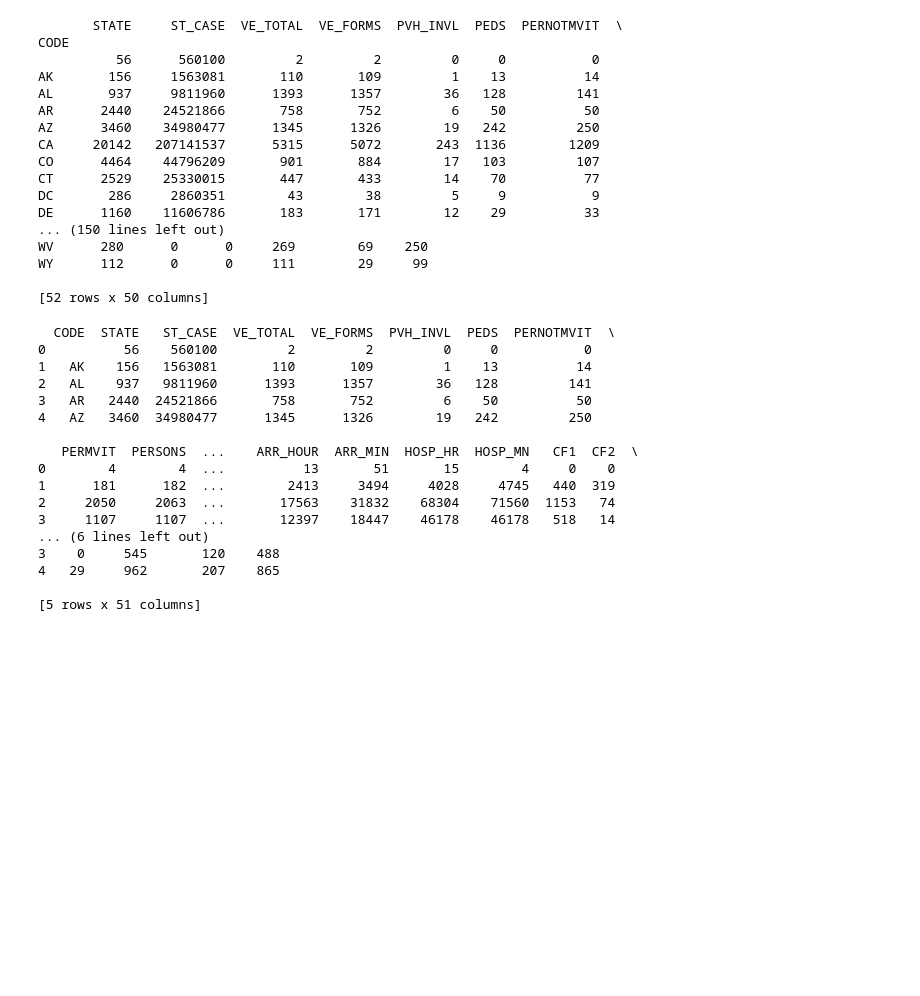
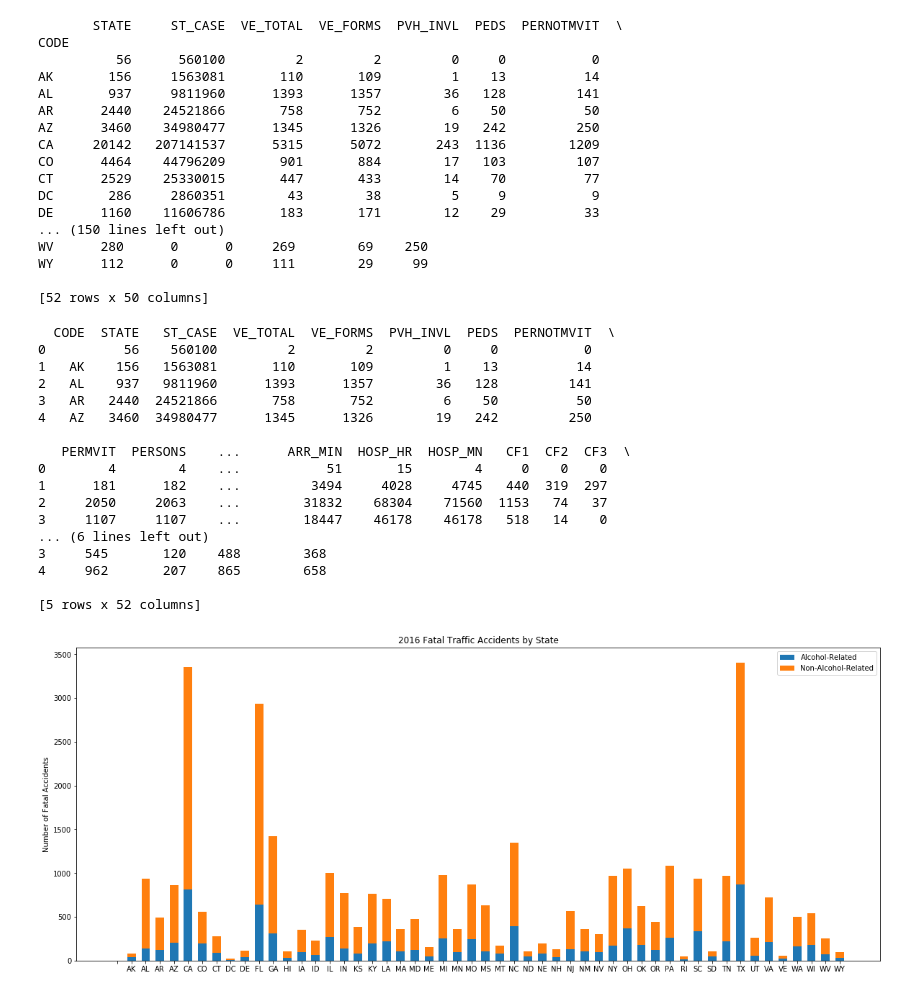
Before and after one commit to maf5509/accident_capstone, a Jupyter notebook: Untitled.ipynb, the cells around one changed output. Drawn from its saved outputs; the diff is of its cells as text; code cells hidden in the pictures; blank space fills up the shorter version.

```diff
--- a/Untitled.ipynb
+++ b/Untitled.ipynb
@@ -273,6 +276,7 @@ WY      112      0      0     111        29     99
 [52 rows x 50 columns]
 # %%
 test_bar2 = test_bar.reset_index()
+test_bar2['NOT_DRUNK'] = test_bar2['TOTAL'] - test_bar2['DRUNK_DR']
 print(test_bar2.head())
 # %% [output]
   CODE  STATE   ST_CASE  VE_TOTAL  VE_FORMS  PVH_INVL  PEDS  PERNOTMVIT  \
@@ -282,16 +286,31 @@ print(test_bar2.head())
 3   AR   2440  24521866       758       752         6    50          50
 4   AZ   3460  34980477      1345      1326        19   242         250
 
-   PERMVIT  PERSONS  ...    ARR_HOUR  ARR_MIN  HOSP_HR  HOSP_MN   CF1  CF2  \
-0        4        4  ...          13       51       15        4     0    0
-1      181      182  ...        2413     3494     4028     4745   440  319
-2     2050     2063  ...       17563    31832    68304    71560  1153   74
-3     1107     1107  ...       12397    18447    46178    46178   518   14
+   PERMVIT  PERSONS    ...      ARR_MIN  HOSP_HR  HOSP_MN   CF1  CF2  CF3  \
+0        4        4    ...           51       15        4     0    0    0
+1      181      182    ...         3494     4028     4745   440  319  297
+2     2050     2063    ...        31832    68304    71560  1153   74   37
+3     1107     1107    ...        18447    46178    46178   518   14    0
 ... (6 lines left out)
-3    0     545       120    488
-4   29     962       207    865
+3     545       120    488        368
+4     962       207    865        658
 
-[5 rows x 51 columns]
+[5 rows x 52 columns]
+# %%
+x = np.arange(len(test_bar2['CODE']))
+y1 = test_bar2['DRUNK_DR']
+y2 = test_bar2['NOT_DRUNK']
+width = 0.6
+#len(test_bar2['STATE'])
+p1=plt.bar(x, y1, width)
+p2=plt.bar(x, y2, width, bottom=y1)
+plt.xticks(x, test_bar2['CODE'])
+plt.ylabel("Number of Fatal Accidents")
+plt.title("2016 Fatal Traffic Accidents by State")
+plt.legend((p1[0], p2[0]), ('Alcohol-Related', 'Non-Alcohol-Related'))
+plt.show()
+# %% [output]
+[figure, added]
 # %%
 x = np.arange(len(test_bar2['CODE']))
 y = test_bar2['TOTAL']
```
Also changed, not shown: parts of 7 cells of this notebook.
